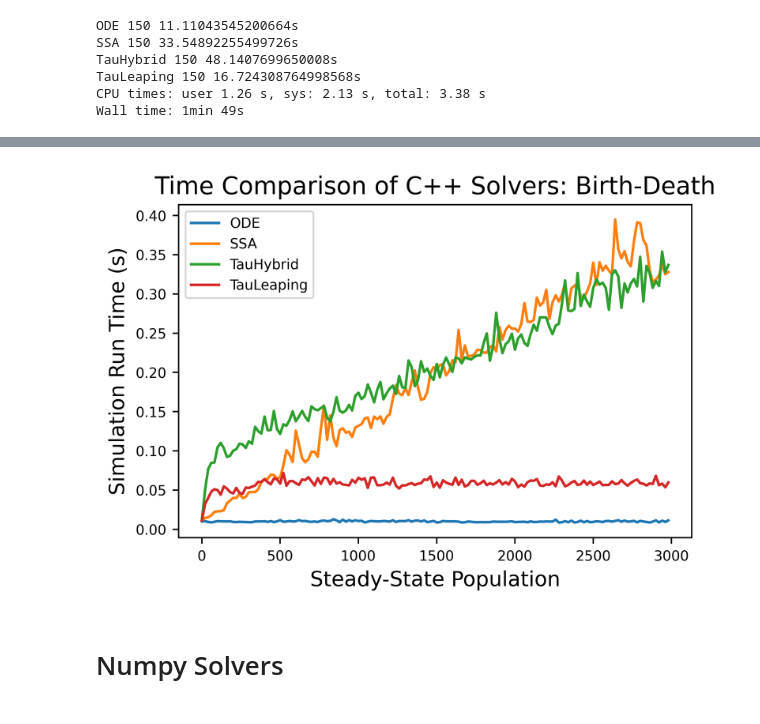
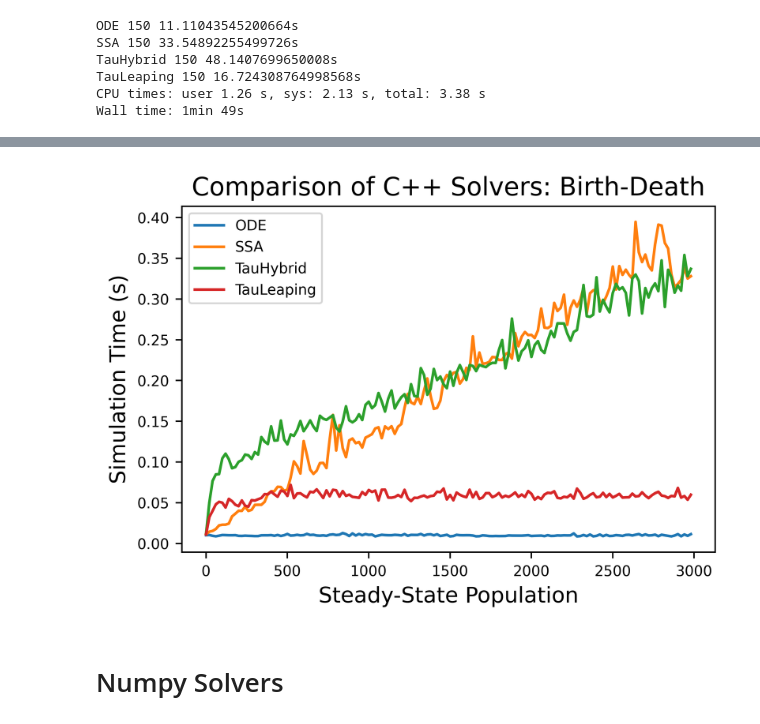
Before and after one commit to GillesPy2/GillesPy2_paper, a Jupyter notebook: performance/Solver_Run_Time_Comparison.ipynb, the cells around one changed output, grey strips where cells are left out. Drawn from its saved outputs; the diff is of its cells as text; code cells hidden in the pictures.

```diff
--- a/performance/Solver_Run_Time_Comparison.ipynb
+++ b/performance/Solver_Run_Time_Comparison.ipynb
@@ -163,22 +163,22 @@ C_solver_timing_data
 # %%
 #fig = plt.figure(figsize=(3.54,3.54), dpi=600)
 fig = plt.figure(figsize=(5.31,3.54), dpi=600)
 for name,times in C_solver_timing_data.items():
     name2=name.replace('CSolver','')
     try:
         plt.plot(v_range[0:len(C_solver_timing_data[name])], C_solver_timing_data[name], label=name2)
     except Exception as e:
         print(name)
         raise e
-plt.title("Time Comparison of C++ Solvers: Birth-Death", fontsize=14)
+plt.title("Comparison of C++ Solvers: Birth-Death", fontsize=14)
 plt.xlabel('Steady-State Population', fontsize=12)
-plt.ylabel('Simulation Run Time (s)', fontsize=12)
+plt.ylabel('Simulation Time (s)', fontsize=12)
 plt.xticks(fontsize=8)
 plt.yticks(fontsize=8)
 plt.legend(loc='best', fontsize=8)
 plt.savefig('../images/Time_Comparison_Of_Solvers.pdf', bbox_inches='tight')
 # %% [output]
-[figure, old version]
+[figure, new version]
 # %% [markdown]
 # Numpy Solvers
 # %%
```
Also changed, not shown: parts of 1 cell of this notebook, 3 other files.
